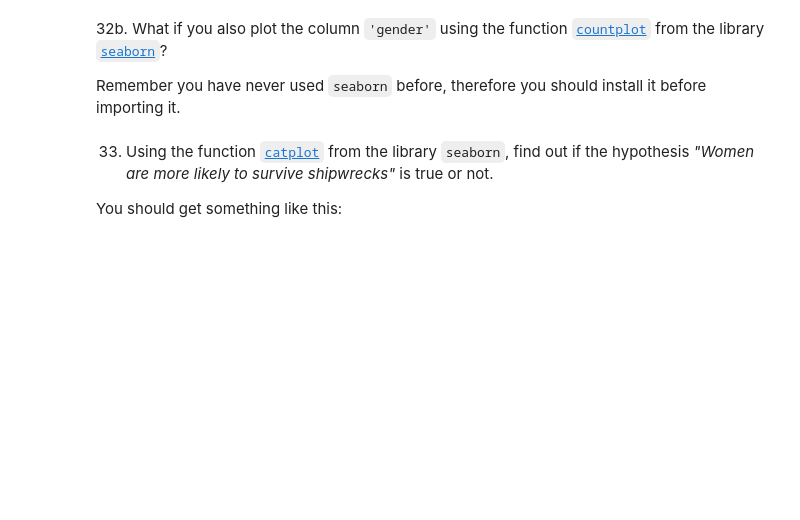
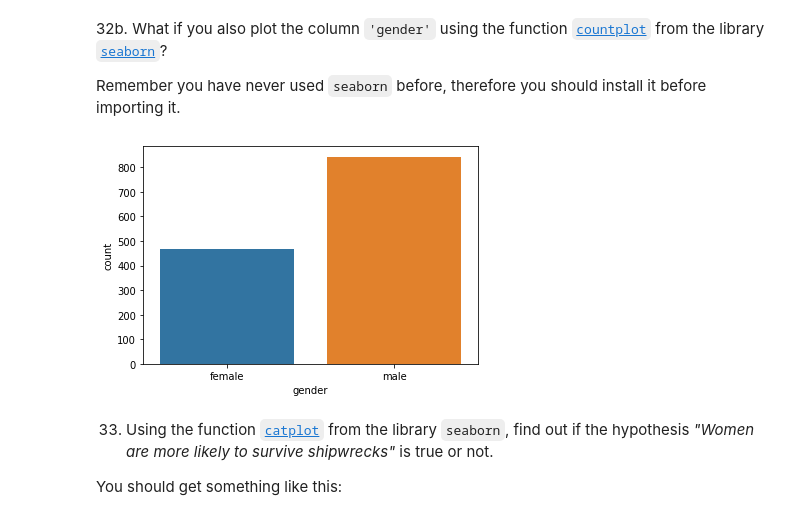
Before and after one commit to MNievas12/2304_dsft_thebridge, a Jupyter notebook: 2-Data_Analysis/2-Pandas/Practica/8-Titanic/Titanic-exercise.ipynb, the cells around one changed output. Saved outputs shown, nothing was run; the diff lists cells and outputs as text; code cells hidden in the pictures; blank space fills up the shorter version.

```diff
--- a/2-Data_Analysis/2-Pandas/Practica/8-Titanic/Titanic-exercise.ipynb
+++ b/2-Data_Analysis/2-Pandas/Practica/8-Titanic/Titanic-exercise.ipynb
@@ -102,6 +606,11 @@ Hint: There were two people with the same name, who?
 32b. What if you also plot the column `'gender'` using the function [`countplot`](https://seaborn.pydata.org/generated/seaborn.countplot.html) from the library [`seaborn`](https://seaborn.pydata.org/)?
 
 Remember you have never used `seaborn` before, therefore you should install it before importing it.
+# %%
+import seaborn as sns
+sns.countplot(data=titanic, x="gender");
+# %% [output]
+[figure, added]
 # %% [markdown]
 33. Using the function [`catplot`](https://seaborn.pydata.org/generated/seaborn.catplot.html) from the library `seaborn`, find out if the hypothesis _"Women are more likely to survive shipwrecks"_ is true or not.
 
```
Also changed, not shown: parts of 63 cells of this notebook.
